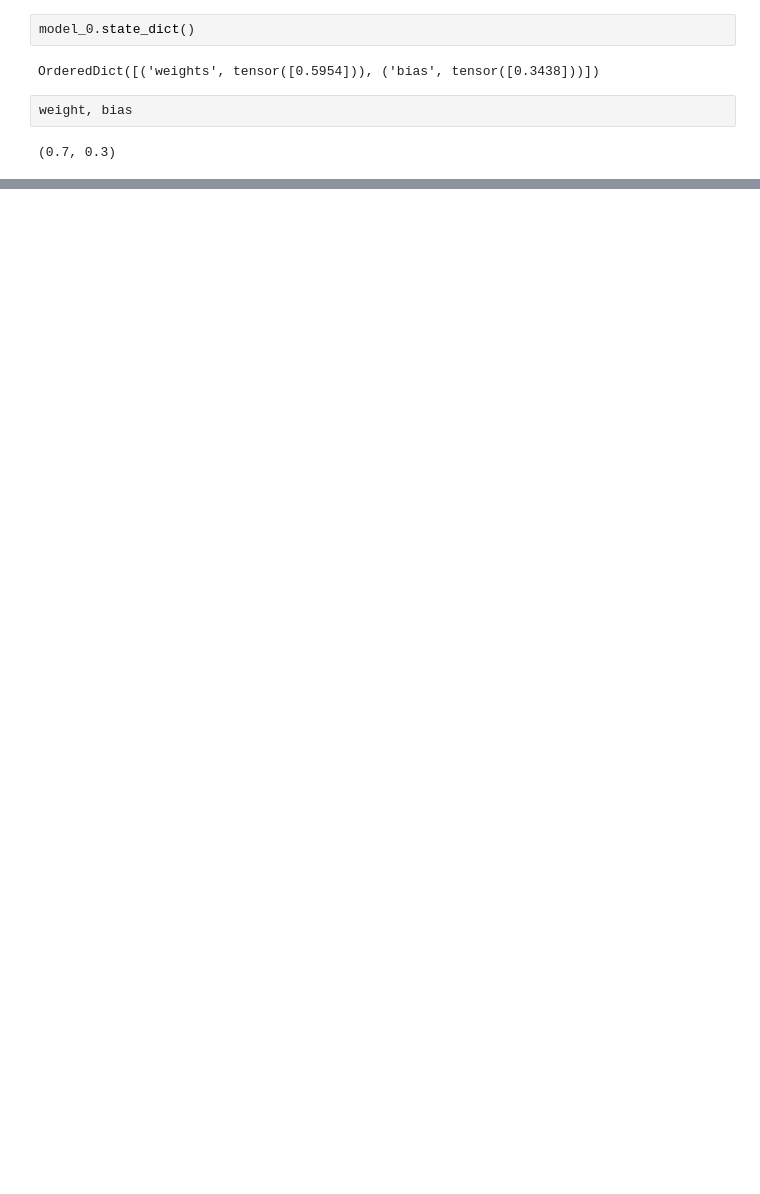
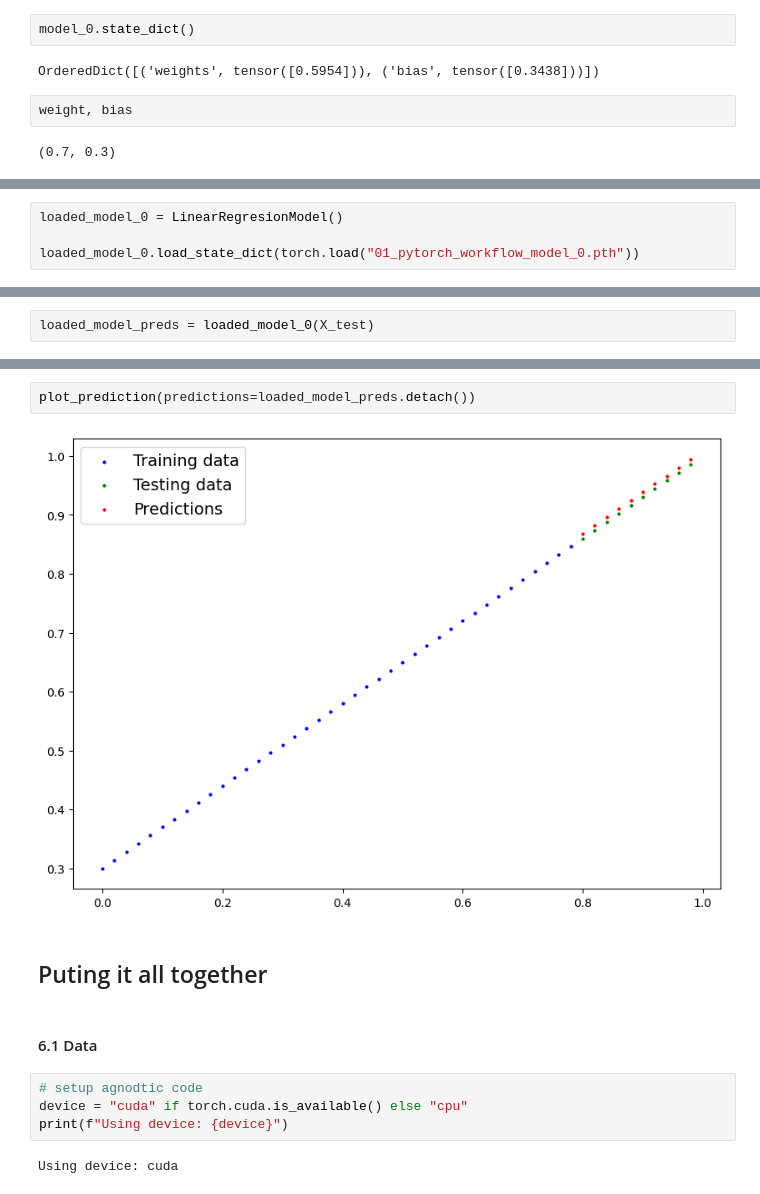
Before and after one commit to miller00315/ia_studies, a Jupyter notebook: py_torch_workflow.ipynb, the cells around one changed output, grey strips where cells are left out. Drawn from its saved outputs; the diff is of its cells as text; blank space fills up the shorter version.

```diff
--- a/py_torch_workflow.ipynb
+++ b/py_torch_workflow.ipynb
@@ -277,0 +307,4 @@ plot_prediction(predictions=y_preds)
+# %%
+loaded_model_0 = LinearRegresionModel()
+
+loaded_model_0.load_state_dict(torch.load("01_pytorch_workflow_model_0.pth"))
@@ -277,0 +313,2 @@ plot_prediction(predictions=y_preds)
+# %%
+loaded_model_preds = loaded_model_0(X_test)
@@ -277,0 +328,14 @@ plot_prediction(predictions=y_preds)
+# %%
+plot_prediction(predictions=loaded_model_preds.detach())
+# %% [output]
+[figure, added]
+# %% [markdown]
+## Puting it all together
+# %% [markdown]
+#### 6.1 Data
+# %%
+# setup agnodtic code
+device = "cuda" if torch.cuda.is_available() else "cpu"
+print(f"Using device: {device}")
+# %% [output]
+Using device: cuda
```
Also changed, not shown: parts of 26 cells of this notebook.
